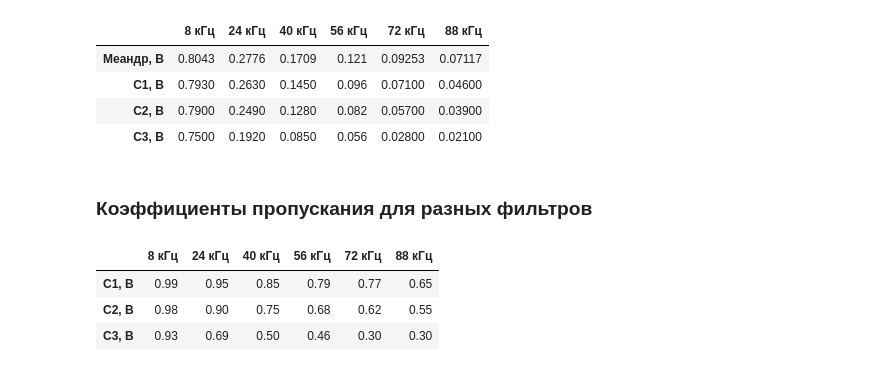
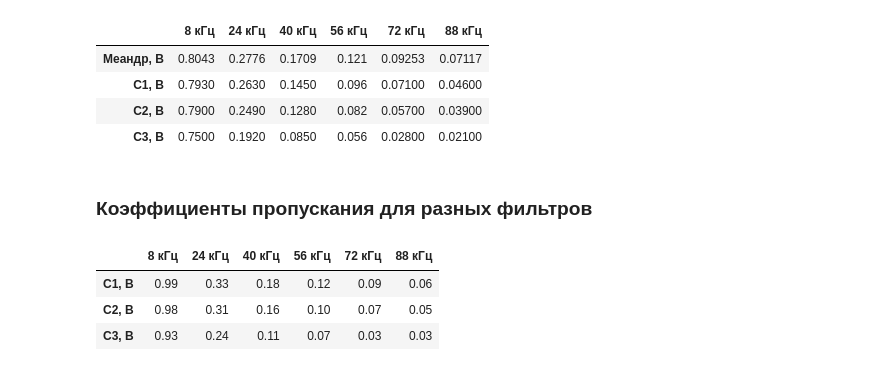
Before and after one commit to UmbrellaLeaf5/physics_lab_works, a Jupyter notebook: 3_sem/213/213.ipynb, the cells around one changed output. Saved outputs shown, nothing was run; the diff lists cells and outputs as text; code cells hidden in the pictures.

```diff
--- a/3_sem/213/213.ipynb
+++ b/3_sem/213/213.ipynb
@@ -132,11 +141,11 @@ df
 # %% [markdown]
 ### Коэффициенты пропускания для разных фильтров
 # %%
-a  = np.array([c1, c2, c3])/A_proc_50
+a  = np.array([c1, c2, c3])/A_proc_50[0]
 df = pd.DataFrame(np.round(a,2), index=str_index[1:], columns = str_nu)
 df
 # %% [output]
 |  | 8 кГц | 24 кГц | 40 кГц | 56 кГц | 72 кГц | 88 кГц |
-| C1, В | 0.99 | 0.95 | 0.85 | 0.79 | 0.77 | 0.65 |
-| C2, В | 0.98 | 0.90 | 0.75 | 0.68 | 0.62 | 0.55 |
-| C3, В | 0.93 | 0.69 | 0.50 | 0.46 | 0.30 | 0.30 |
+| C1, В | 0.99 | 0.33 | 0.18 | 0.12 | 0.09 | 0.06 |
+| C2, В | 0.98 | 0.31 | 0.16 | 0.10 | 0.07 | 0.05 |
+| C3, В | 0.93 | 0.24 | 0.11 | 0.07 | 0.03 | 0.03 |
```
Also changed, not shown: parts of 14 cells of this notebook.
